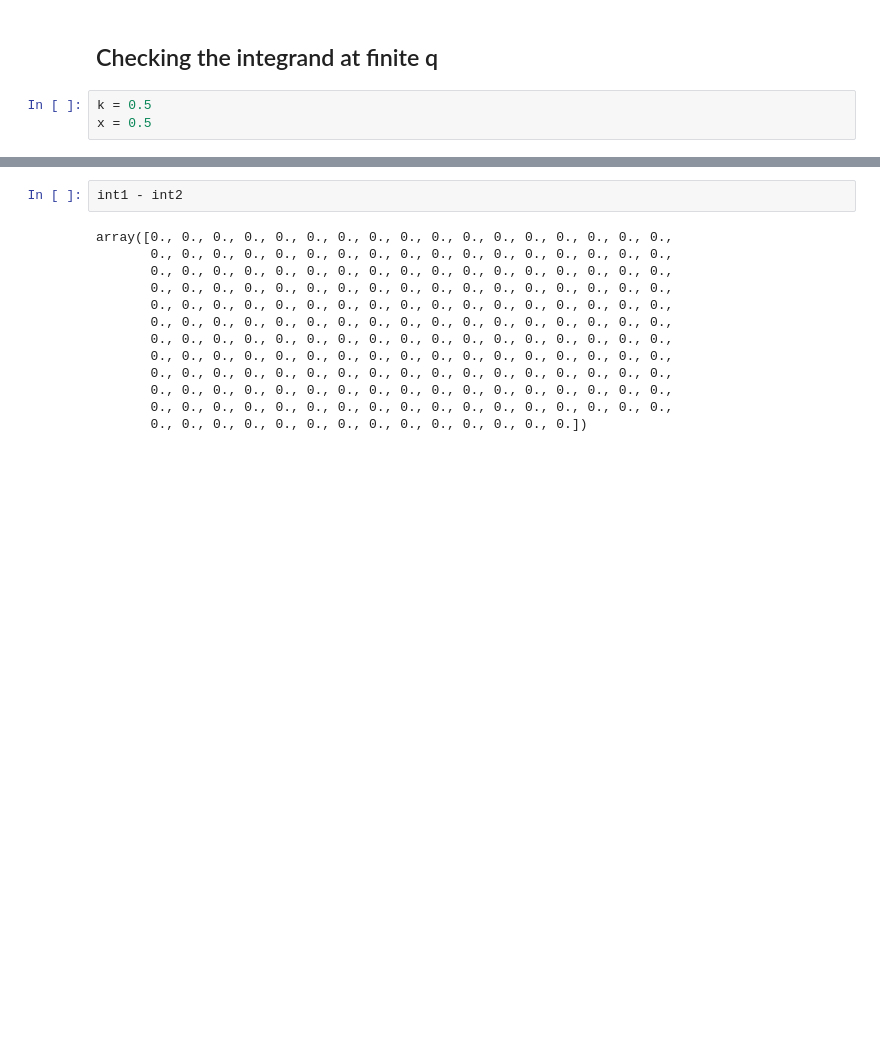
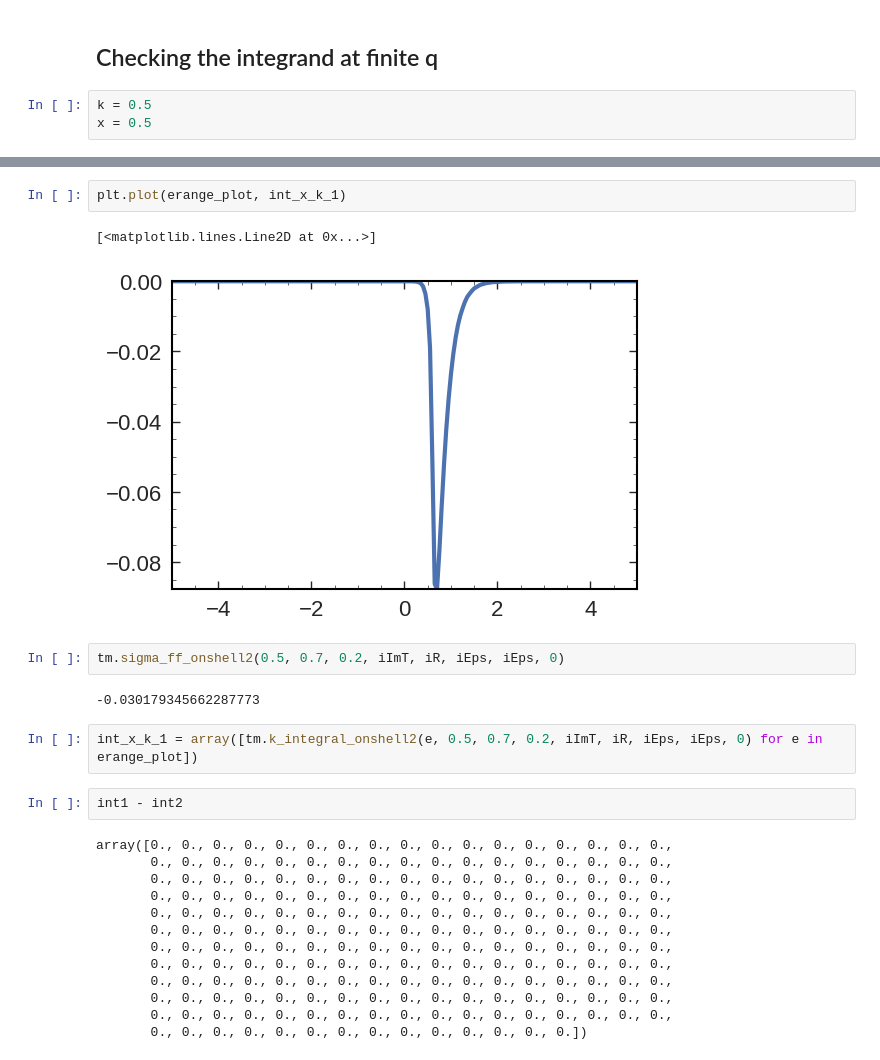
Before and after one commit to k-maslov/TMQGP, a Jupyter notebook: ipy/Quasiparticle/TestEfirst.ipynb, the cells around one changed output, grey strips where cells are left out. Drawn from its saved outputs; the diff is of its cells as text; blank space fills up the shorter version.

```diff
--- a/ipy/Quasiparticle/TestEfirst.ipynb
+++ b/ipy/Quasiparticle/TestEfirst.ipynb
@@ -55,3 +64,14 @@ plt.plot(erange_plot, int2)
+# %%
+plt.plot(erange_plot, int_x_k_1)
+# %% [output]
+[<matplotlib.lines.Line2D at 0x...>]
+[figure, added]
+# %%
+tm.sigma_ff_onshell2(0.5, 0.7, 0.2, iImT, iR, iEps, iEps, 0)
+# %% [output]
+-0.030179345662287773
+# %%
+int_x_k_1 = array([tm.k_integral_onshell2(e, 0.5, 0.7, 0.2, iImT, iR, iEps, iEps, 0) for e in erange_plot])
 # %%
 int1 - int2
 # %% [output]
```
Also changed, not shown: parts of 6 cells of this notebook, 2 other files.
